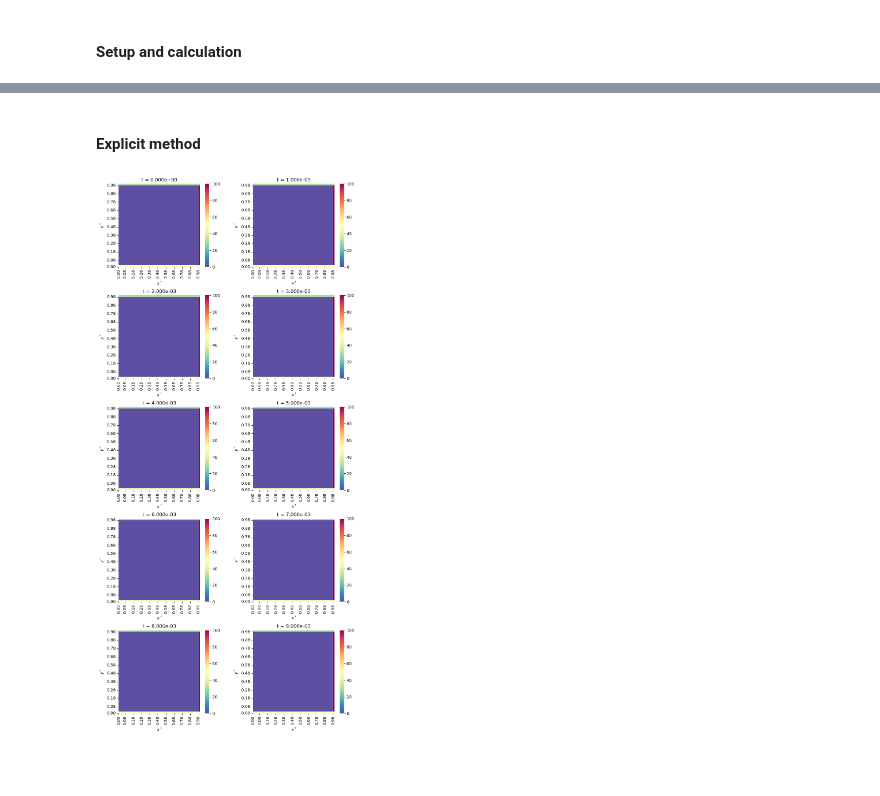
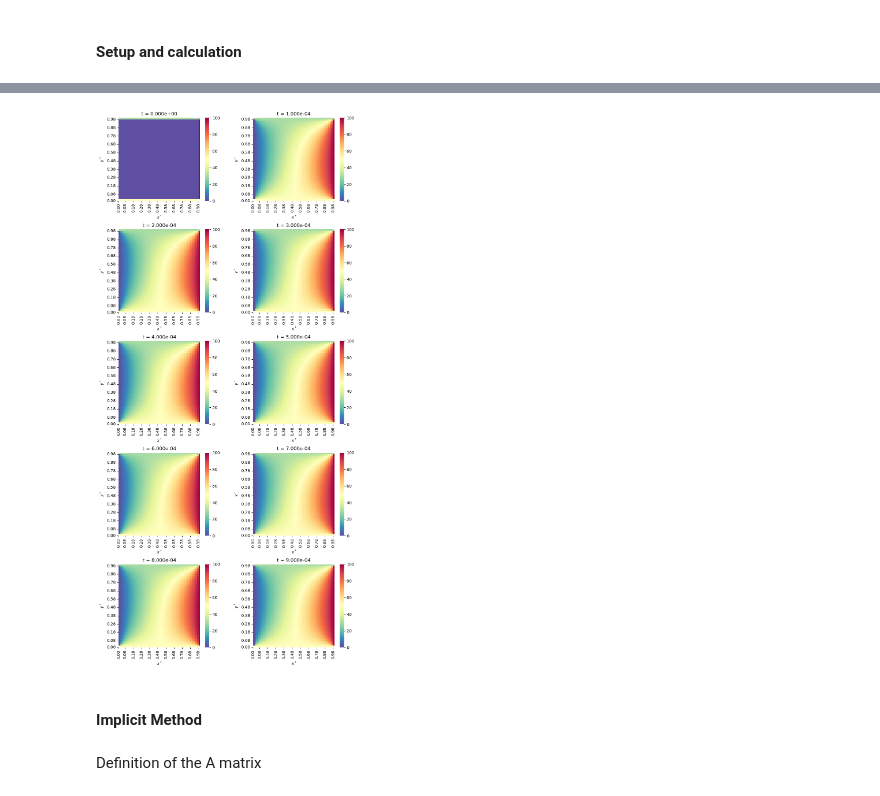
Before and after one commit to ThyCap/Transcal2, a Jupyter notebook: Transient_2D.ipynb, the cells around one changed output, grey strips where cells are left out. Saved outputs shown, nothing was run; the diff lists cells and outputs as text; code cells hidden in the pictures; blank space fills up the shorter version.

```diff
--- a/Transient_2D.ipynb
+++ b/Transient_2D.ipynb
@@ -12,13 +13,15 @@ import seaborn as sns
 # %%
 # Geometry on X
 Lx = 1
-Nx = 50
+Nx = 20
 dx = Lx/(Nx - 1)
 
 # Geometry on Y
 Ly = 1
-Ny = 50
+Ny = 20
 dy = Ly/(Ny - 1)
+
+Npoints = Nx*Ny
 
 # Mesh
 Xv = np.linspace(0, Lx, Nx)
@@ -27,17 +30,20 @@ X, Y = np.meshgrid(Xv, Yv)
 
 # Time
 dt = 0.001
-Nt = 10_000
+Nt = 100_000
 
 # Material is Cordierite
-k = 2.5    #W/(m*K)
-cv = 900   #J/(kg*C)
-rho = 2300 #kg/m3
+k = 1    #W/(m*K)
+cv = 1   #J/(kg*C)
+rho = 1 #kg/m3
+# k = 2.5    #W/(m*K)
+# cv = 900   #J/(kg*C)
+# rho = 2300 #kg/m3
 
 alpha = k/(rho*cv)
 
 # Heat Source
-Q = 0
+Q = 10*rho*cv
 
 # Boundary Conditions
 T_left = 0
@@ -69,2 +165,0 @@ def second_deriv_y(T, i, j, k):
-# %% [markdown]
-#### Explicit method
@@ -112,4 +171,8 @@ def pplot(N = 4, start = 0, step = 1):
 # %%
-pplot(N = 10, step = 800)
+pplot(N = 10, step = 10000)
 # %% [output]
-[figure, old version]
+[figure, new version]
+# %% [markdown]
+#### Implicit Method
+# %% [markdown]
+Definition of the A matrix
```
Also changed, not shown: parts of 22 cells of this notebook, 3 other files.
